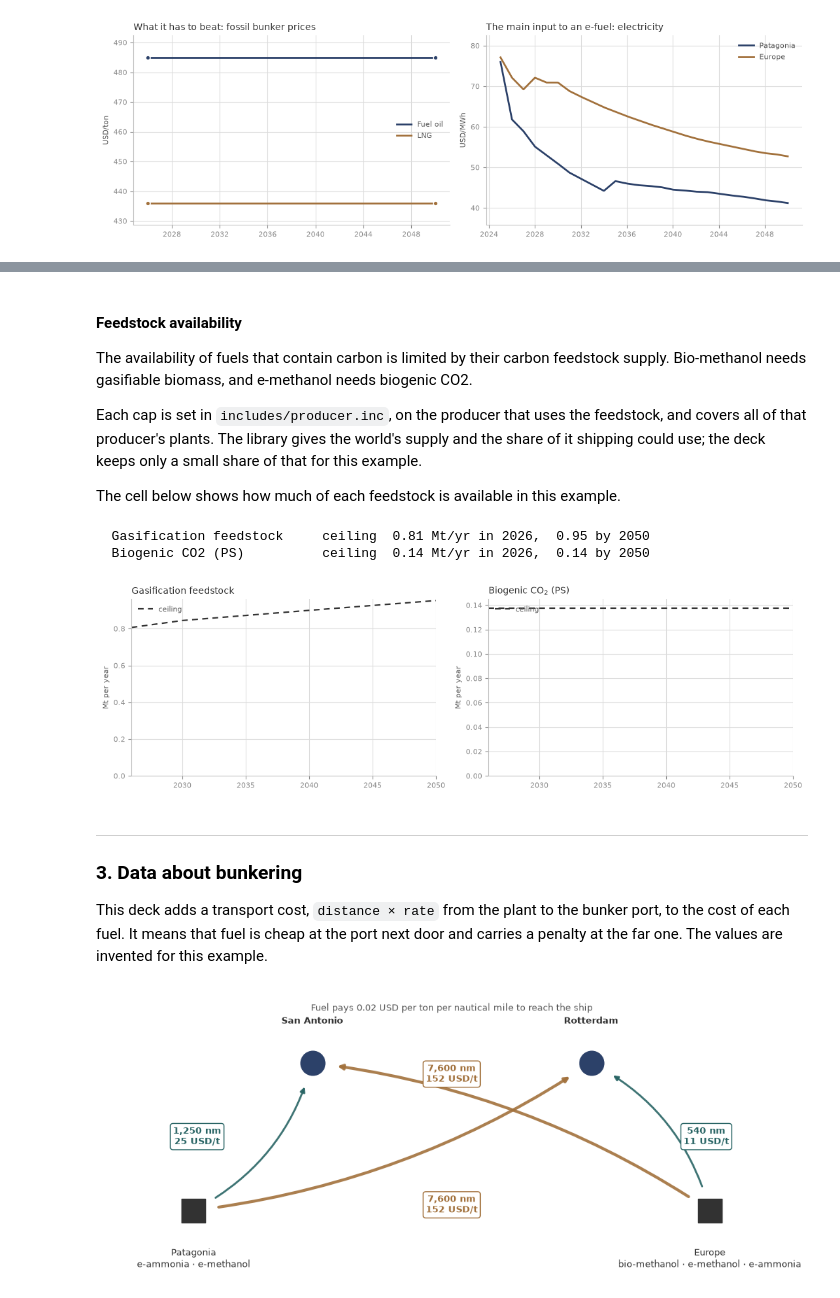
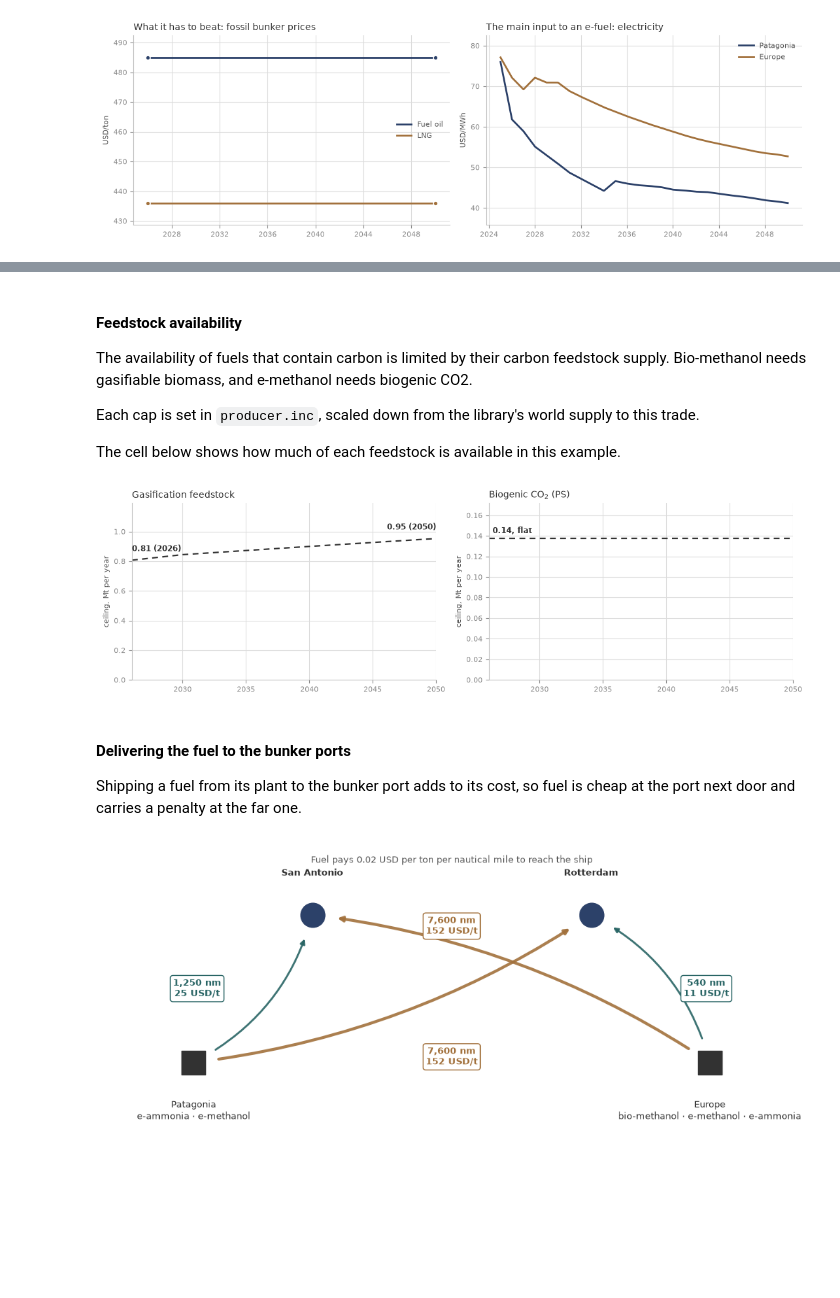
Before and after one commit to zerocarbonshipping/navigate-zcs, a Jupyter notebook: docs/workshop/03-how-a-navigate-model-is-built.ipynb, the cells around one changed output, grey strips where cells are left out. Drawn from its saved outputs; the diff is of its cells as text; code cells hidden in the pictures; blank space fills up the shorter version.

```diff
--- a/docs/workshop/03-how-a-navigate-model-is-built.ipynb
+++ b/docs/workshop/03-how-a-navigate-model-is-built.ipynb
@@ -1108,25 +872,5 @@ fig.legend(*ax1.get_legend_handles_labels(), loc="lower center", ncol=5,
            fontsize=8, frameon=False, labelcolor=SUBINK)
 fig.tight_layout(rect=(0, 0.08, 1, 1))
 plt.show()
-
-# What each step needs per ton of what it makes, at the first year.
-print("Additional input data")
-_rows = []
-for process, label, _colour in _STEPS + [("methanol_synthesis_bio_gasification", "bio-methanol synthesis", None)]:
-    node = manager.nodes.processes[process]
-    feeds = ", ".join(f"{scalar(c):.2f} t {f.get_name()}" for f, c in zip(node.feeds, node.conversions))
-    lifetime = _region.get_process_lifetime(process)
-    _rows.append({"step": label,
-                  "inputs per t of output": feeds,
-                  "electricity (MWh/t)": scalar(_region.get_process_energy(process)),
-                  "life (yr)": scalar(lifetime) if lifetime is not None else "plant's"})
-display(pd.DataFrame(_rows).set_index("step"))
-
-print("Bio-methanol is costed per ton, not by size: "
-      f"CAPEX {scalar(_region.get_process_CAPEX(_bio), 0.):,.0f} USD per t/yr of capacity in 2026, "
-      f"fixed OPEX {scalar(_region.get_process_OPEX(_bio)):,.0f} USD/yr per t/yr.")
-print("Feedstock prices (USD/t): " + ", ".join(
-    f"{f} {scalar(_region.get_feedstock_cost(f)):,.0f}"
-    for f in ("carbon_dioxide_biogenic", "feedstock_biomethanol_gasification", "demineralized_water")))
 # %% [output]
 [figure]
@@ -1146,10 +880,8 @@ Feedstock prices (USD/t): carbon_dioxide_biogenic 150, feedstock_biomethanol_gas
 The availability of fuels that contain carbon is limited by their carbon feedstock supply.
 Bio-methanol needs gasifiable biomass, and e-methanol needs biogenic CO2.
 
-Each cap is set in `includes/producer.inc`, on the producer that uses the feedstock,
-and covers all of that producer's plants. The library gives the world's supply and
-the share of it shipping could use; the deck keeps only a small share of that for
-this example.
+Each cap is set in `producer.inc`, scaled down from the library's world supply to
+this trade.
 
 The cell below shows how much of each feedstock is available in this example.
 # %%
@@ -1176,54 +908,52 @@ def _feed_ceiling(node, when):
         return float(node.get())
 
 
 # Every constrained feed in the deck, widest allowance first. That ordering is a
 # property of the deck rather than of the run, so Session 4's figure computes it the
 # same way and the two read in the same order.
 CEILINGS = sorted(
     ({"feed": _feed,
       "cap": np.array([_feed_ceiling(_node, _w) for _w in _days]) / 1e6}
      for _producer in manager.nodes.producers.values()
      for _feed, _node in _producer.feed_constraints.items() if _node is not None),
     key=lambda c: -c["cap"][-1])
 
 fig, axes = plt.subplots(1, len(CEILINGS), figsize=(11, 3.4), sharex=True)
 
 for ax, c in zip(np.atleast_1d(axes), CEILINGS):
-    ax.plot(_years, c["cap"], color=INK, lw=1.6, ls=(0, (4, 3)), label="ceiling")
+    ax.plot(_years, c["cap"], color=INK, lw=1.6, ls=(0, (4, 3)))
+    # the first and last values, written on the line
+    first, last = c["cap"][0], c["cap"][-1]
+    if abs(last - first) < 0.005:
+        ax.annotate(f"{first:.2f}, flat", (_years[0], first), xytext=(4, 6),
+                    textcoords="offset points", fontsize=8.5, color=INK, fontweight="bold")
+    else:
+        for year, value, align in ((_years[0], first, "left"), (_years[-1], last, "right")):
+            ax.annotate(f"{value:.2f} ({year})", (year, value), xytext=(0, 10),
+                        textcoords="offset points", ha=align, fontsize=8.5,
+                        color=INK, fontweight="bold")
     ax.set_title(FEEDSTOCK_LABEL.get(c["feed"], c["feed"]), fontsize=10,
                  color=INK, loc="left")
-    ax.set_ylabel("Mt per year", fontsize=8, color=SUBINK)
-    ax.set_ylim(bottom=0.)
+    ax.set_ylabel("ceiling, Mt per year", fontsize=8, color=SUBINK)
+    ax.set_ylim(0., max(c["cap"]) * 1.25)
     ax.margins(x=0)
-    ax.legend(fontsize=8, frameon=False, labelcolor=SUBINK, loc="upper left")
     ax.grid(color=GRID, lw=.8)
     ax.set_axisbelow(True)
     ax.tick_params(colors=TICK, labelsize=8)
     for _side in ("top", "right"):
         ax.spines[_side].set_visible(False)
     for _side in ("left", "bottom"):
         ax.spines[_side].set_color(AXIS)
 
 fig.tight_layout()
-
-for c in CEILINGS:
-    # the display labels carry mathtext for the figure, so flatten it for print
-    _name = FEEDSTOCK_LABEL.get(c["feed"], c["feed"]).replace("$_2$", "2").replace("$", "")
-    print(f"  {_name:26} ceiling {c['cap'][0]:5.2f} Mt/yr in {_years[0]}, "
-          f"{c['cap'][-1]:5.2f} by {_years[-1]}")
 plt.show()
 # %% [output]
-  Gasification feedstock     ceiling  0.81 Mt/yr in 2026,  0.95 by 2050
-  Biogenic CO2 (PS)          ceiling  0.14 Mt/yr in 2026,  0.14 by 2050
-[figure, old version]
+[figure, new version]
 # %% [markdown]
----
+#### Delivering the fuel to the bunker ports
 
-### 3. Data about bunkering
-
-This deck adds a transport cost, `distance × rate` from the plant to the bunker port,
-to the cost of each fuel. It means that fuel is cheap at the port next door and carries a
-penalty at the far one. The values are invented for this example.
+Shipping a fuel from its plant to the bunker port adds to its cost, so fuel is cheap at the port next door and
+carries a penalty at the far one.
 # %%
 # @title Figure: bunker logistics
 import re
```
Also changed, not shown: parts of 60 cells of this notebook, 18 other files.
